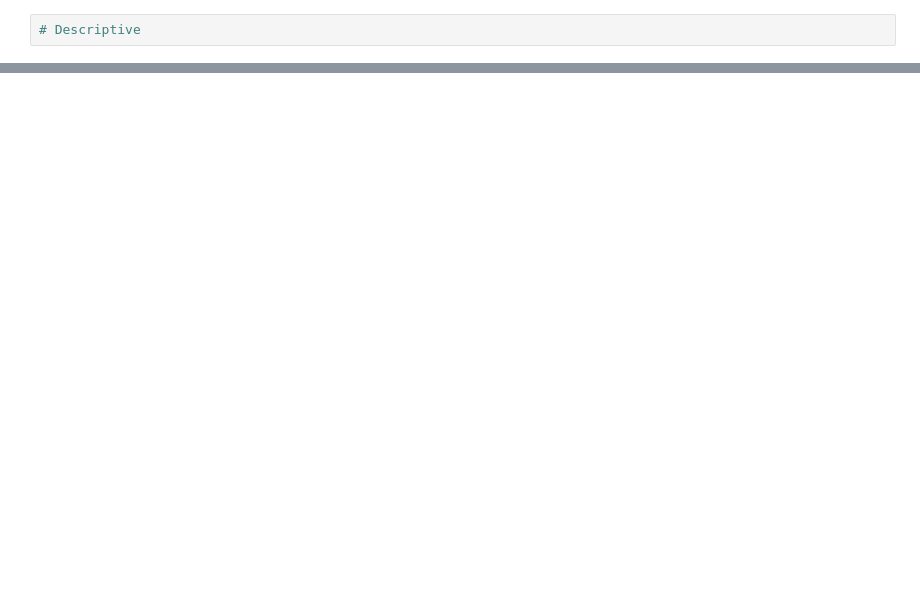
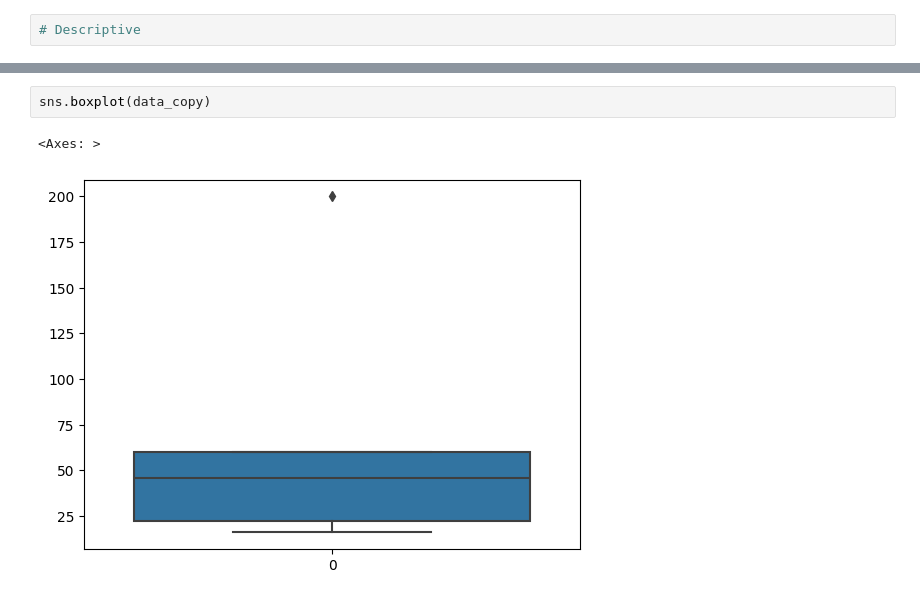
Before and after one commit to sankar0453/statistics, a Jupyter notebook: desscriptive-practicals.ipynb, the cells around one changed output, grey strips where cells are left out. Cells and saved outputs as stored; diff of their text form; blank space fills up the shorter version.

```diff
--- a/desscriptive-practicals.ipynb
+++ b/desscriptive-practicals.ipynb
@@ -30,0 +180,5 @@ data.head()
+# %%
+sns.boxplot(data_copy)
+# %% [output]
+<Axes: >
+[figure, added]
```
Also changed, not shown: parts of 50 cells of this notebook, 2 other files.
